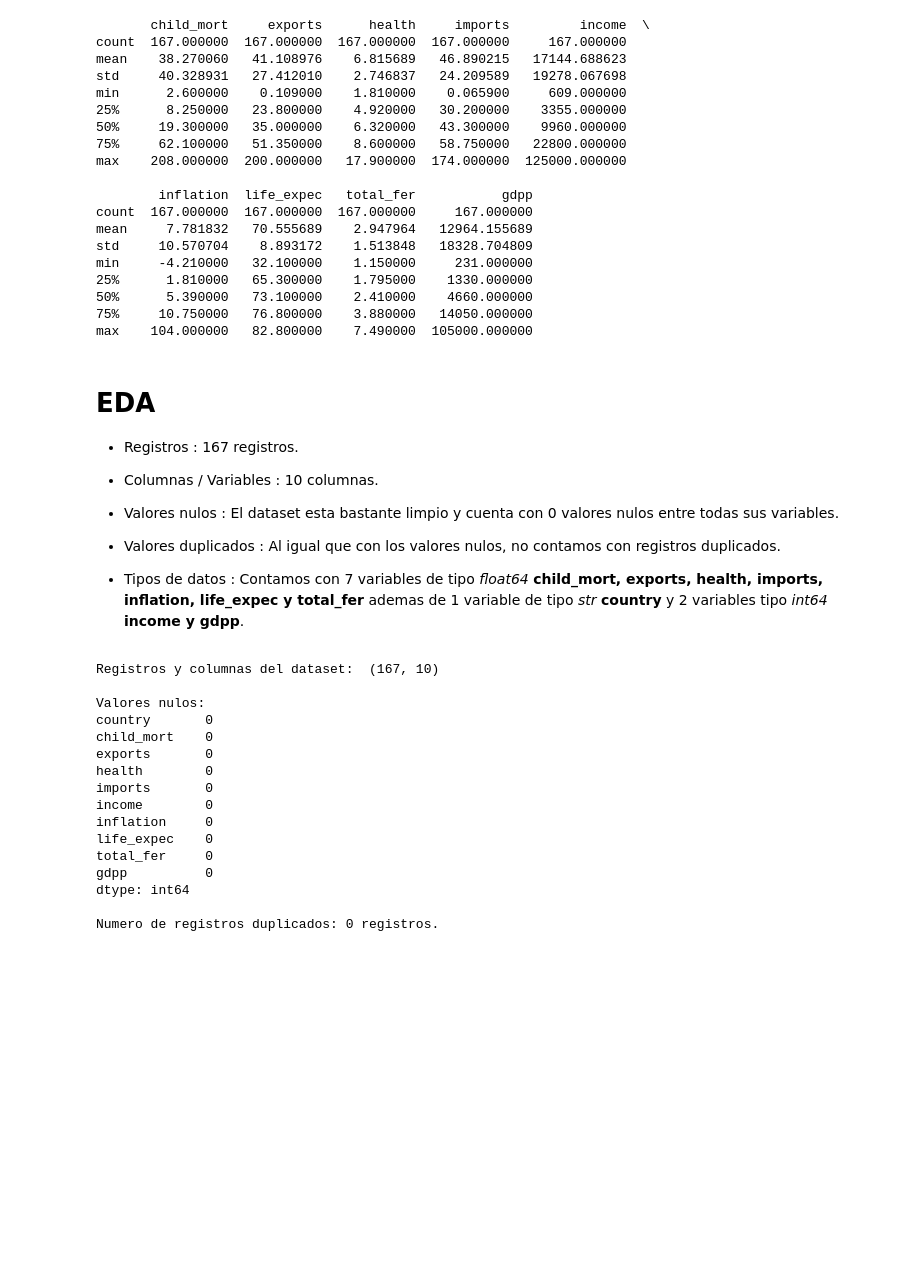
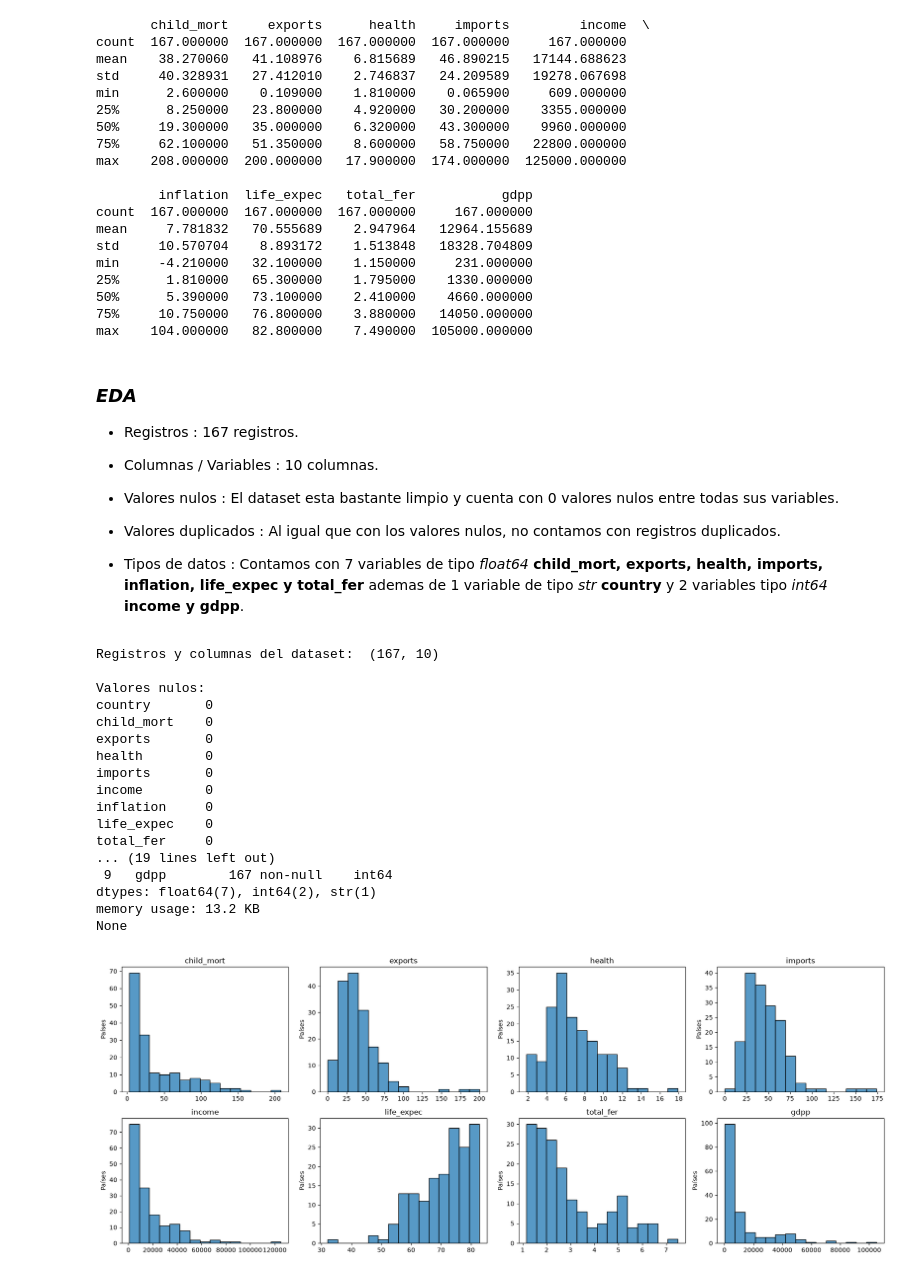
Before and after one commit to SLOPTRI/Country_Segmentation_Unsupervised_ML, a Jupyter notebook: main.ipynb, the cells around one changed output. Cells and saved outputs as stored; diff of their text form; code cells hidden in the pictures; blank space fills up the shorter version.

```diff
--- a/main.ipynb
+++ b/main.ipynb
@@ -62,7 +73,7 @@ min     -4.210000   32.100000    1.150000     231.000000
 75%     10.750000   76.800000    3.880000   14050.000000
 max    104.000000   82.800000    7.490000  105000.000000
 # %% [markdown]
-# EDA
+### *EDA*
 
 - Registros : 167 registros.
 
@@ -77,6 +88,9 @@ max    104.000000   82.800000    7.490000  105000.000000
 print(f"Registros y columnas del dataset:  {df.shape}\n")
 print(f"Valores nulos: \n{df.isna().sum()}\n")
 print(f"Numero de registros duplicados: {df.duplicated().sum()} registros.")
+print(f"Numero de paises duplicados: {df['country'].duplicated().sum()} paises.")
+
+print(df.info())
 # %% [output]
 Registros y columnas del dataset:  (167, 10)
 
@@ -90,7 +104,22 @@ income        0
 inflation     0
 life_expec    0
 total_fer     0
-gdpp          0
-dtype: int64
-
-Numero de registros duplicados: 0 registros.
+... (19 lines left out)
+ 9   gdpp        167 non-null    int64
+dtypes: float64(7), int64(2), str(1)
+memory usage: 13.2 KB
+None
+# %%
+indicadores = df.drop(columns=["country", "inflation"])
+
+fig, ejes = plt.subplots(2, 4, figsize=(18, 7))
+
+for columna, eje in zip(indicadores.columns, ejes.ravel()):
+    sns.histplot(data=indicadores, x=columna, bins=15, ax=eje)
+    eje.set_title(columna)
+    eje.set(xlabel="", ylabel="Países")
+
+plt.tight_layout()
+plt.show()
+# %% [output]
+[figure, added]
```
Also changed, not shown: parts of 31 cells of this notebook.
